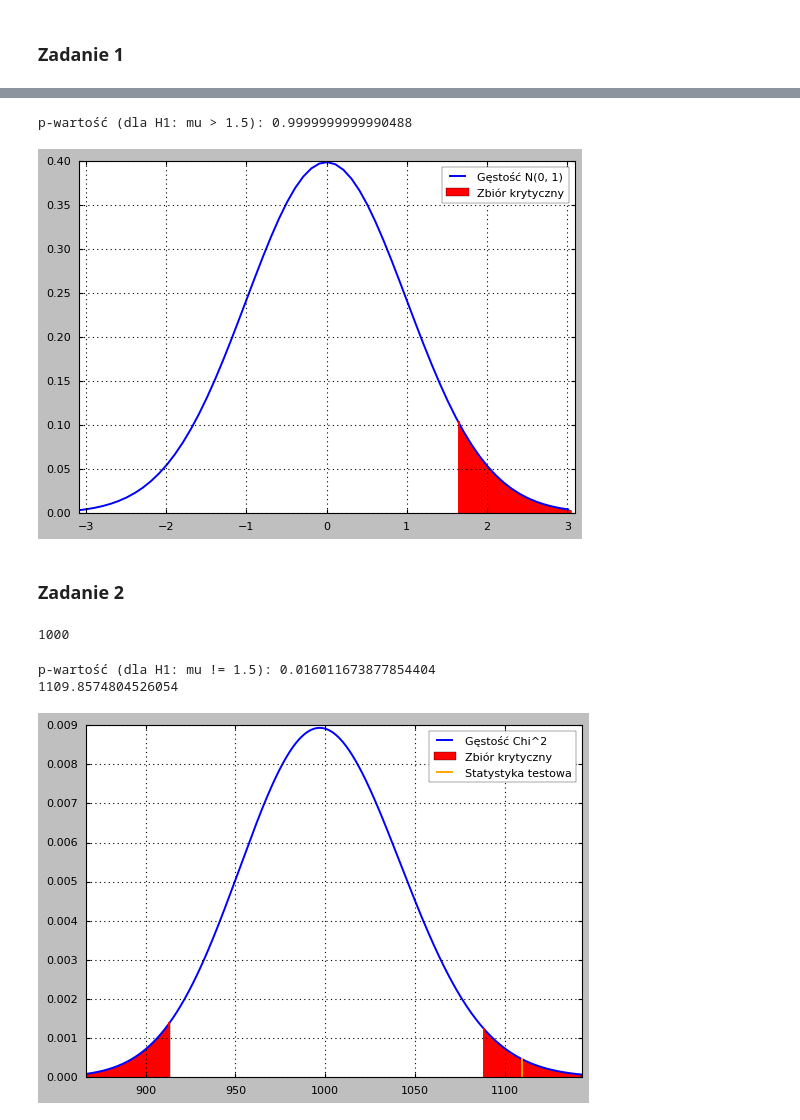
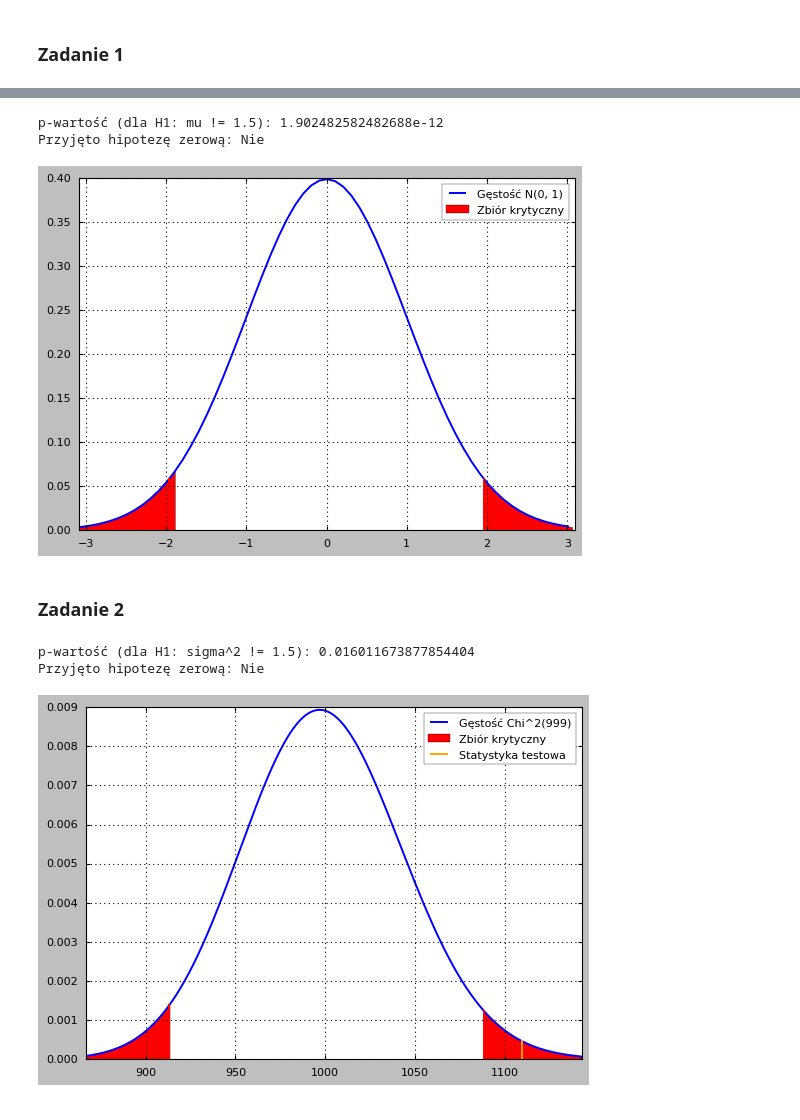
Before and after one commit to emltoja/raport2_statystyka, a Jupyter notebook: raport.ipynb, the cells around one changed output, grey strips where cells are left out. Saved outputs shown, nothing was run; the diff lists cells and outputs as text; code cells hidden in the pictures.

```diff
--- a/raport.ipynb
+++ b/raport.ipynb
@@ -23,11 +25,12 @@ def load_data(path: str):
     Funkcja tworząca wykres zbiorów krytycznych danego testu
 """
 def plot_test(
-        z,                  # statystyka testowa
+        test_stat,          # statystyka testowa
         lower_bound=None,   # dolna wartość krytyczna
         upper_bound=None,   # górna wartość krytyczna
-        dist=st.norm       # rozkład z jakiego pochodzi statystyka
+        dist=st.norm        # rozkład z jakiego pochodzi statystyka
 ):
+
 
     lo, hi = dist.ppf(0.001), dist.ppf(0.999)  # Zakres osi X
     xs = np.arange(lo, hi, 0.1)
@@ -62,10 +65,10 @@ def plot_test(
             label=None if lower_bound else "Zbiór krytyczny"
         )
 
-    if lo <= z <= hi:
+    if lo <= test_stat <= hi:
         plt.plot(
-            [z, z],
-            [0, dist.pdf(z)],
+            [test_stat, test_stat],
+            [0, dist.pdf(test_stat)],
             c="orange",
             label="Statystyka testowa"
         )
@@ -140,7 +174,8 @@ p-wartość (dla H1: mu < 1.5): 9.51241291241344e-13
 # %%
-plt.show(test_for_mean(1.5, 0.2, 0.05, data1, alternative="greater"))
+plot_mean_test(1.5, 0.2, 0.05, data1, "not_equal")
 # %% [output]
-p-wartość (dla H1: mu > 1.5): 0.9999999999990488
+p-wartość (dla H1: mu != 1.5): 1.902482582482688e-12
+Przyjęto hipotezę zerową: Nie
-[figure, old version]
+[figure, new version]
 # %% [markdown]
 ### Zadanie 2
@@ -147,5 +233,23 @@ p-wartość (dla H1: mu > 1.5): 0.9999999999990488
+# %%
+"""
+Wykres zbioru krytycznego dla wariancji
+"""
+def plot_var_test(
+        var,                     # wariancja rozkładu przy założeniu hipotezy zerowej
+        alfa,                    # poziom istotności testu
+        sample,                  # testowana próbka
+        alternative="not_equal"  # hipoteza alterantywna
+):
+
+    pvalue, result, (lower_bound, upper_bound), x2 = test_for_var(var, alfa, sample, alternative)
+
+    alt_hypo = "sigma^2 != 1.5" if alternative == "not_equal" else (
+               "sigma^2 < 1.5" if alternative == "less" else "sigma^2 > 1.5"
+    )
+
+    print(f"p-wartość (dla H1: {alt_hypo}): {pvalue}")
+    print(f"Przyjęto hipotezę zerową: {'Tak' if result else 'Nie'}")
+
+    plt.show(plot_test(x2, lower_bound, upper_bound, st.chi2(len(sample) - 1)))
 # %%
 data2 = load_data("http://prac.im.pwr.edu.pl/~wyloman/ss_2022_2023/lista8_zad2.txt")
-len(data2)
-# %% [output]
-1000
@@ -199,7 +256,7 @@ def test_for_var(
 # %%
-plt.show(test_for_var(1.5, 0.05, data2, alternative="not_equal"))
+plot_var_test(1.5, 0.05, data2, alternative="not_equal")
 # %% [output]
-p-wartość (dla H1: mu != 1.5): 0.016011673877854404
-1109.8574804526054
+p-wartość (dla H1: sigma^2 != 1.5): 0.016011673877854404
+Przyjęto hipotezę zerową: Nie
-[figure, old version]
+[figure, new version]
 # %%
```
Also changed, not shown: parts of 20 cells of this notebook.
